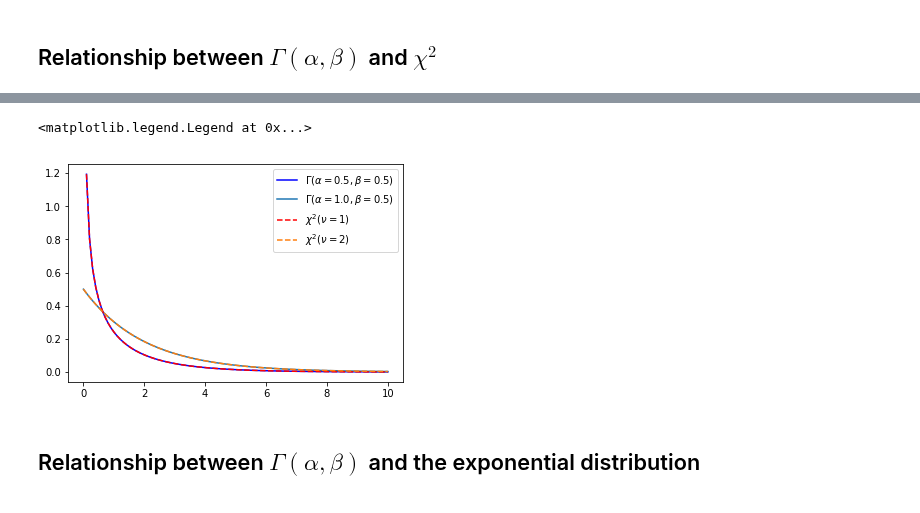
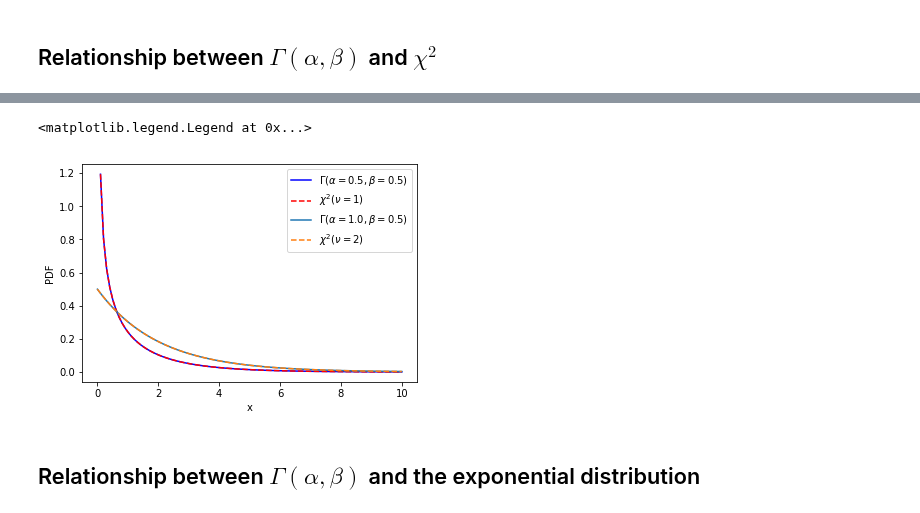
Before and after one commit to denglert/statistics-sandbox, a Jupyter notebook: distributions/gamma/gamma_distribution.ipynb, the cells around one changed output, grey strips where cells are left out. Saved outputs shown, nothing was run; the diff lists cells and outputs as text; code cells hidden in the pictures.

```diff
--- a/distributions/gamma/gamma_distribution.ipynb
+++ b/distributions/gamma/gamma_distribution.ipynb
@@ -132,12 +154,14 @@ pdf_gamma_b = scipy.stats.gamma.pdf(x, a=1.0, scale=1.0/0.5)
 # %%
 f,a = plt.subplots()
 a.plot(x, pdf_gamma_a, label=r'$\Gamma(\alpha=0.5, \beta=0.5)$', c='b', linestyle='-')
+a.plot(x, pdf_chi2_df1, label=r'$\chi^{2}(\nu=1)$', linestyle='--', c='r')
 a.plot(x, pdf_gamma_b, label=r'$\Gamma(\alpha=1.0, \beta=0.5)$')
-a.plot(x, pdf_chi2_df1, label=r'$\chi^{2}(\nu=1)$', linestyle='--', c='r')
 a.plot(x, pdf_chi2_df2, label=r'$\chi^{2}(\nu=2)$', linestyle='--')
+a.set_xlabel('x')
+a.set_ylabel('PDF')
 a.legend()
 # %% [output]
 <matplotlib.legend.Legend at 0x...>
-[figure, old version]
+[figure, new version]
 # %% [markdown]
 ## Relationship between $\Gamma(\alpha,\beta)$ and the exponential distribution
```
Also changed, not shown: parts of 8 cells of this notebook.
